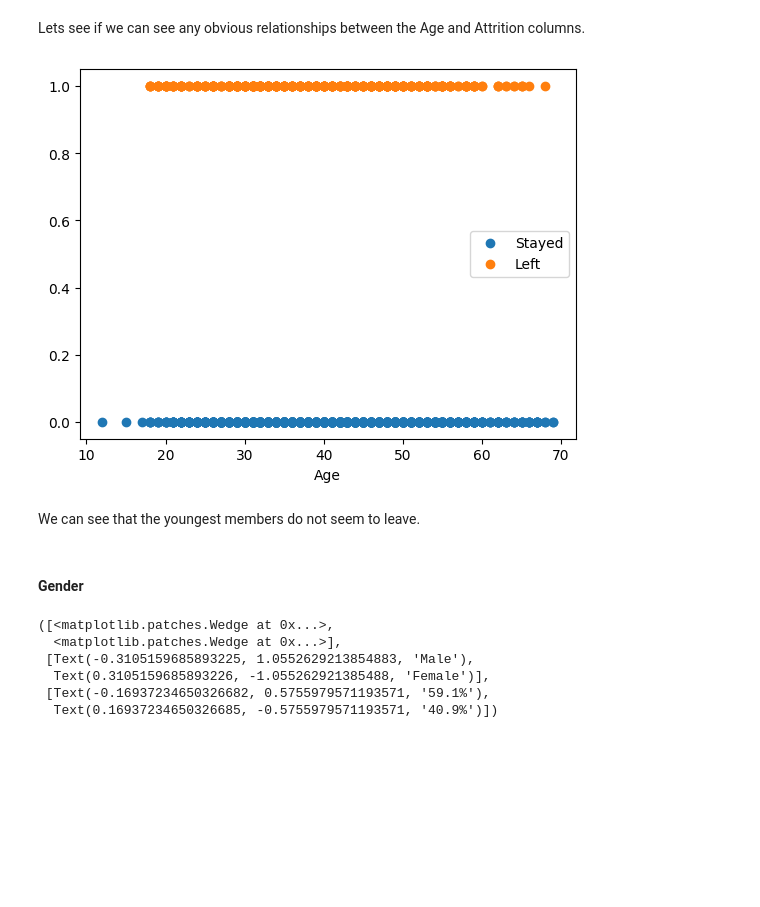
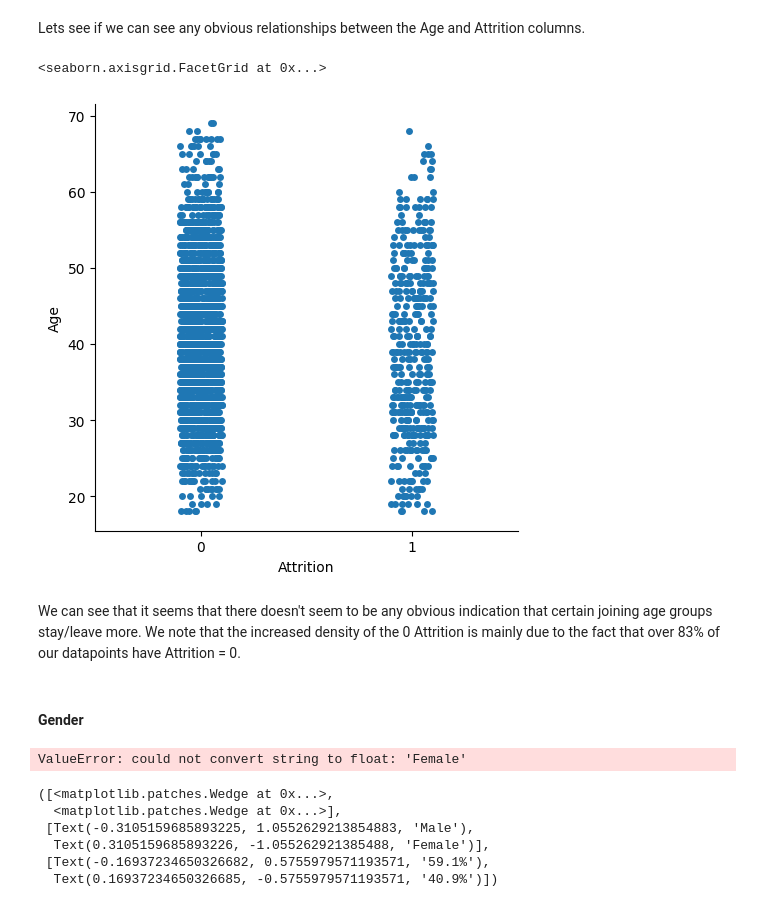
Before and after one commit to Anglesofdeath/attrition-data-science-project, a Jupyter notebook: eda.ipynb, the cells around one changed output. Cells and saved outputs as stored; diff of their text form; code cells hidden in the pictures; blank space fills up the shorter version.

```diff
--- a/eda.ipynb
+++ b/eda.ipynb
@@ -565,17 +564,18 @@ df[df['Age']<= 18]
 # %% [markdown]
 Lets see if we can see any obvious relationships between the Age and Attrition columns.
-# %%
-plt.plot(df['Age'][df['Attrition'] == 0], np.zeros_like(df['Age'][df['Attrition'] == 0]), 'o')
-plt.plot(df['Age'][df['Attrition'] == 1], np.ones_like(df['Age'][df['Attrition'] == 1]), 'o')
-plt.xlabel('Age')
-plt.gca().legend(('Stayed', 'Left'))
-plt.show()
-# %% [output]
-[figure, removed]
-# %% [markdown]
-We can see that the youngest members do not seem to leave.
+# %%
+sns.catplot(data = df, x = "Attrition", y = 'Age')
+# %% [output]
+<seaborn.axisgrid.FacetGrid at 0x...>
+[figure, added]
+# %% [markdown]
+We can see that it seems that there doesn't seem to be any obvious indication that certain joining age groups stay/leave more. We note that the increased density of the 0 Attrition is mainly due to the fact that over 83% of our datapoints have Attrition = 0.
 # %% [markdown]
 #### Gender
+# %%
+sns.barplot(df['Gender'])
+# %% [output]
+ValueError: could not convert string to float: 'Female'
 # %%
 plt.pie(df['Gender'].value_counts(), autopct='%1.1f%%', labels=['Male', 'Female'])
 # %% [output]
```
Also changed, not shown: parts of 20 cells of this notebook.
